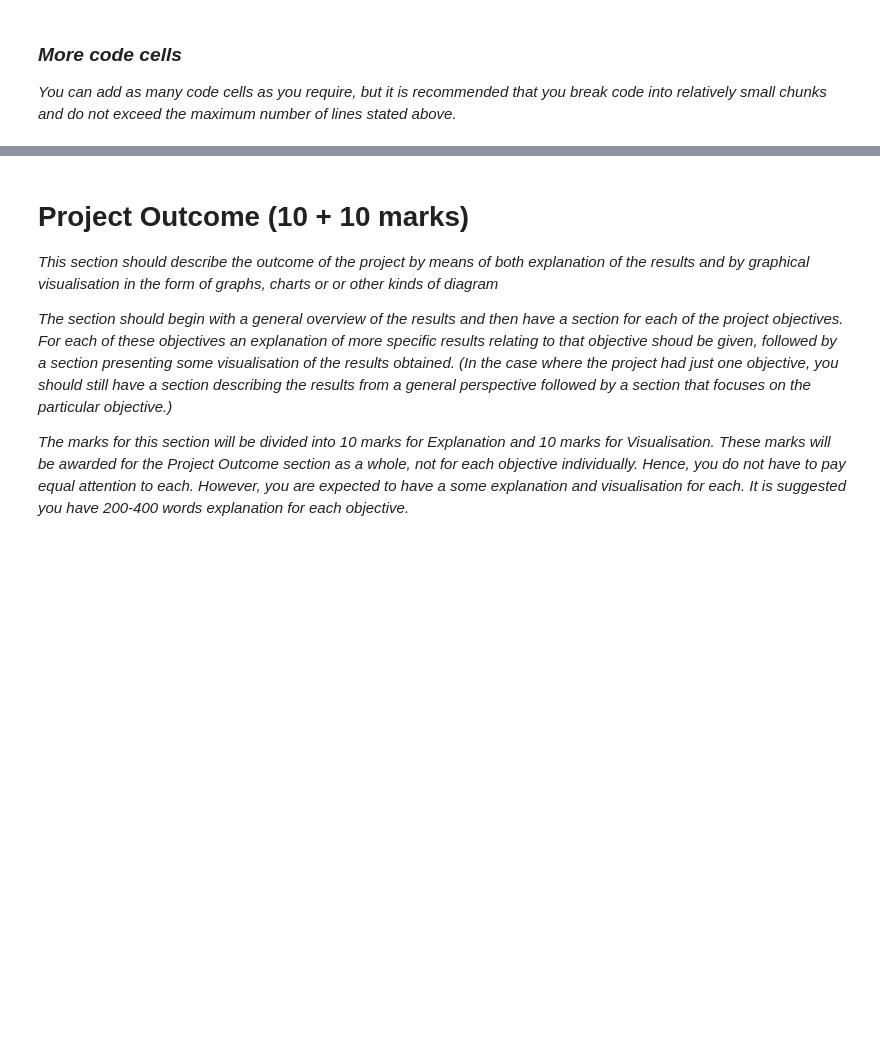
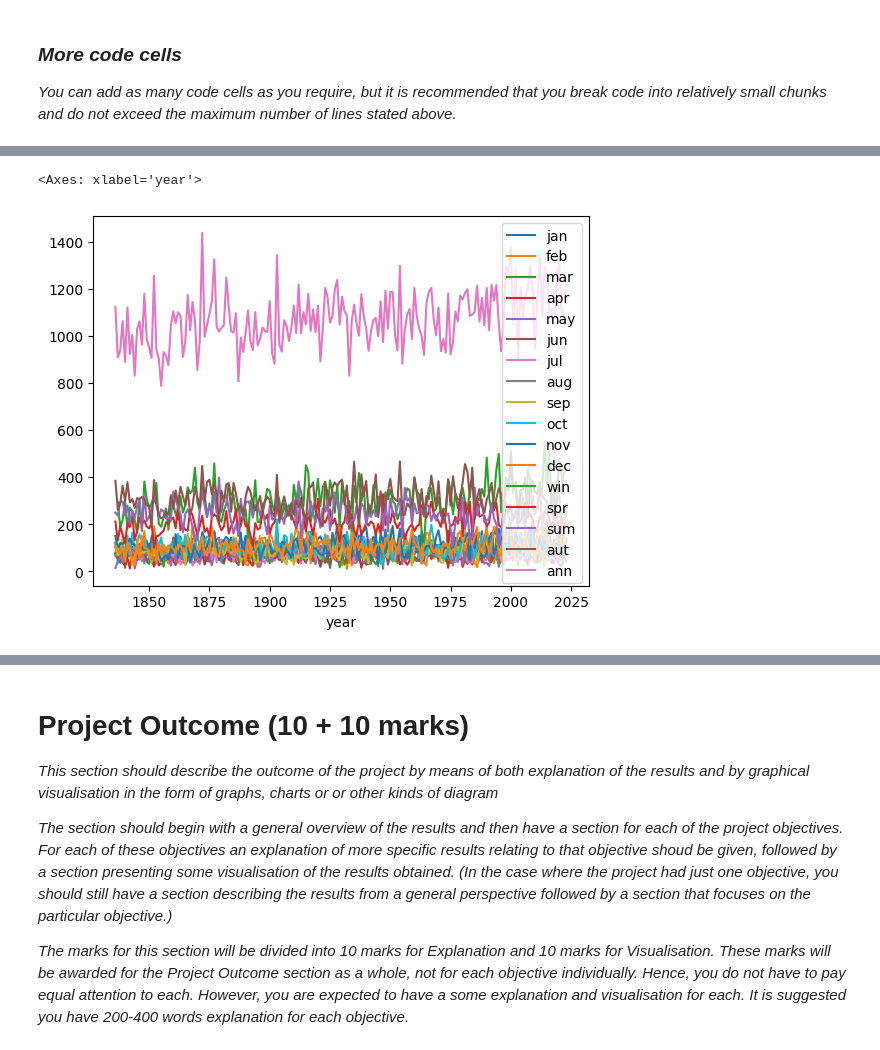
Before and after one commit to omariosc/comp5712-p4ds-group-project, a Jupyter notebook: A3_Data_Analysis_Project.ipynb, the cells around one changed output, grey strips where cells are left out. Saved outputs shown, nothing was run; the diff lists cells and outputs as text; code cells hidden in the pictures; blank space fills up the shorter version.

Commit message:
Added data sources and combined the df

```diff
--- a/A3_Data_Analysis_Project.ipynb
+++ b/A3_Data_Analysis_Project.ipynb
@@ -258,3 +258,21 @@ def fridge_sorted_bar(color='blue'):
 _You can add as many code cells as you require, but it is
 recommended that you break code into relatively small chunks and
 do not exceed the maximum number of lines stated above._
+# %%
+import pandas as pd
+
+def convert_to_dataframe(url):
+    # Read the txt file
+    data = pd.read_csv(url, delim_whitespace=True, skiprows=5, na_values='---')
+    # Set the first column as the index
+    data.set_index(data.columns[0], inplace=True)
+    return data
+# %%
+# URL of the rainfall txt file
+rainfall_url = 'https://www.metoffice.gov.uk/pub/data/weather/uk/climate/datasets/Rainfall/date/UK.txt'
+
+# Convert the txt file to a DataFrame
+rainfall_df = convert_to_dataframe(rainfall_url)
+
+# Display the first 5 rows of the DataFrame
+rainfall_df.head()
@@ -260,0 +307,5 @@ do not exceed the maximum number of lines stated above._
+# %%
+rainfall_df.plot()
+# %% [output]
+<Axes: xlabel='year'>
+[figure, added]
```
Also changed, not shown: parts of 14 cells of this notebook.
